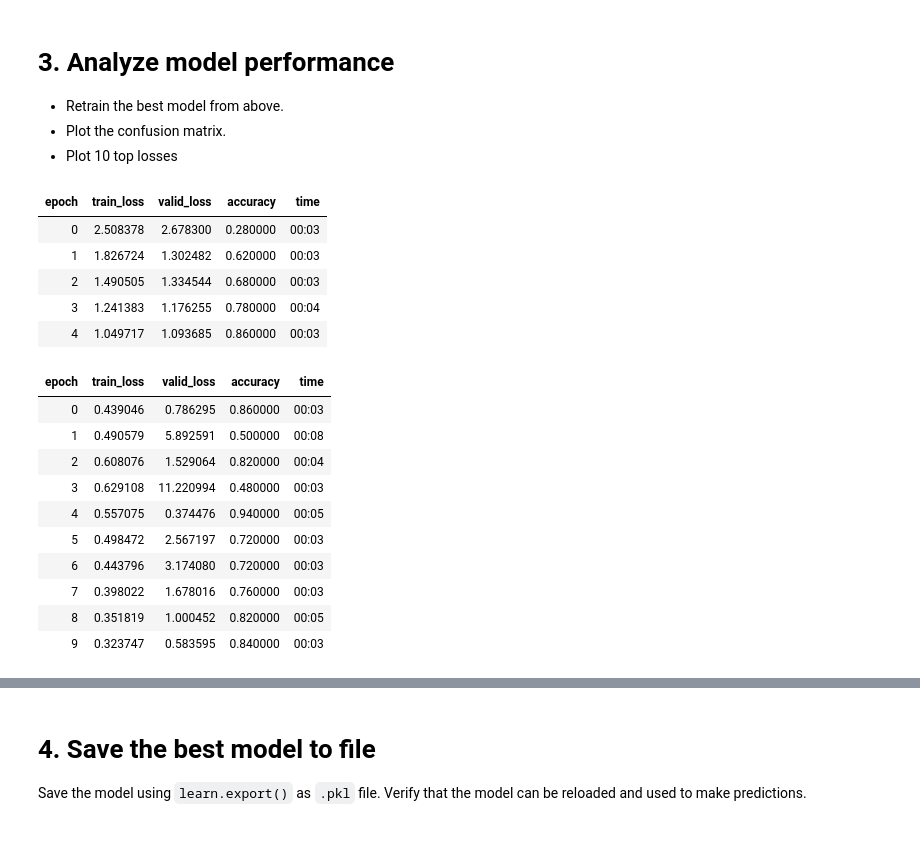
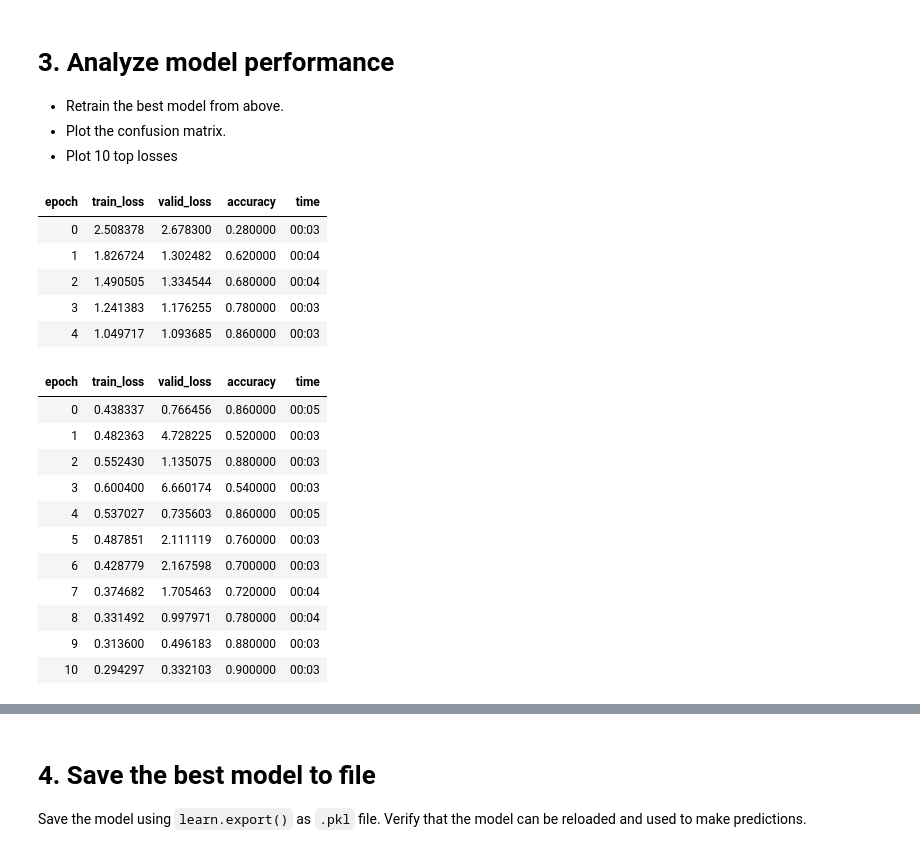
Before and after one commit to HyLe050701/ENCH407Assignment, a Jupyter notebook: lab3_train_finger_count.ipynb, the cells around one changed output, grey strips where cells are left out. Cells and saved outputs as stored; diff of their text form; code cells hidden in the pictures.

```diff
--- a/lab3_train_finger_count.ipynb
+++ b/lab3_train_finger_count.ipynb
@@ -259,33 +261,34 @@ At 5 frozen epochs, training loss is decreasing while valid loss goes back up a
 # %%
 set_seed(625,True)
 digits = DataBlock(blocks = (ImageBlock, CategoryBlock),
                  get_items=get_image_files,
                  splitter=RandomSplitter(),
                  get_y=parent_label,
                  item_tfms=Resize(size = 420),
                  batch_tfms=aug_transforms(size=224, p_lighting = 1, min_scale=1, mult = 0.5))
 dls = digits.dataloaders(path)
 
 learn = vision_learner(dls, resnet18, metrics=accuracy)
-learn.fine_tune(10, freeze_epochs = 5, base_lr=2e-2)
+learn.fine_tune(11, freeze_epochs = 5, base_lr=2e-2)
 # %% [output]
 | epoch | train_loss | valid_loss | accuracy | time |
 | 0 | 2.508378 | 2.678300 | 0.280000 | 00:03 |
-| 1 | 1.826724 | 1.302482 | 0.620000 | 00:03 |
-| 2 | 1.490505 | 1.334544 | 0.680000 | 00:03 |
-| 3 | 1.241383 | 1.176255 | 0.780000 | 00:04 |
+| 1 | 1.826724 | 1.302482 | 0.620000 | 00:04 |
+| 2 | 1.490505 | 1.334544 | 0.680000 | 00:04 |
+| 3 | 1.241383 | 1.176255 | 0.780000 | 00:03 |
 | 4 | 1.049717 | 1.093685 | 0.860000 | 00:03 |
 | epoch | train_loss | valid_loss | accuracy | time |
-| 0 | 0.439046 | 0.786295 | 0.860000 | 00:03 |
-| 1 | 0.490579 | 5.892591 | 0.500000 | 00:08 |
-| 2 | 0.608076 | 1.529064 | 0.820000 | 00:04 |
-| 3 | 0.629108 | 11.220994 | 0.480000 | 00:03 |
-| 4 | 0.557075 | 0.374476 | 0.940000 | 00:05 |
-| 5 | 0.498472 | 2.567197 | 0.720000 | 00:03 |
-| 6 | 0.443796 | 3.174080 | 0.720000 | 00:03 |
-| 7 | 0.398022 | 1.678016 | 0.760000 | 00:03 |
-| 8 | 0.351819 | 1.000452 | 0.820000 | 00:05 |
-| 9 | 0.323747 | 0.583595 | 0.840000 | 00:03 |
+| 0 | 0.438337 | 0.766456 | 0.860000 | 00:05 |
+| 1 | 0.482363 | 4.728225 | 0.520000 | 00:03 |
+| 2 | 0.552430 | 1.135075 | 0.880000 | 00:03 |
+| 3 | 0.600400 | 6.660174 | 0.540000 | 00:03 |
+| 4 | 0.537027 | 0.735603 | 0.860000 | 00:05 |
+| 5 | 0.487851 | 2.111119 | 0.760000 | 00:03 |
+| 6 | 0.428779 | 2.167598 | 0.700000 | 00:03 |
+| 7 | 0.374682 | 1.705463 | 0.720000 | 00:04 |
+| 8 | 0.331492 | 0.997971 | 0.780000 | 00:04 |
+| 9 | 0.313600 | 0.496183 | 0.880000 | 00:03 |
+| 10 | 0.294297 | 0.332103 | 0.900000 | 00:03 |
 # %%
 interp = ClassificationInterpretation.from_learner(learn)
 interp.plot_confusion_matrix(figsize=(12,12), dpi=60)
```
Also changed, not shown: parts of 9 cells of this notebook.
